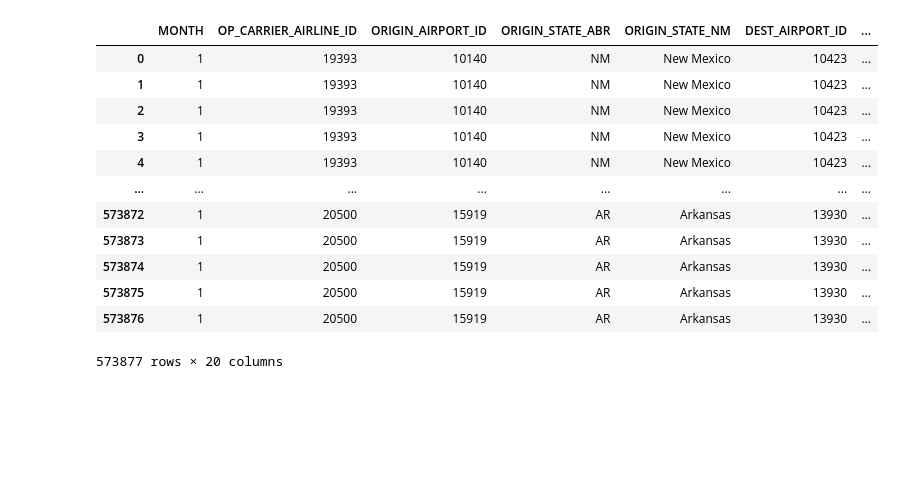
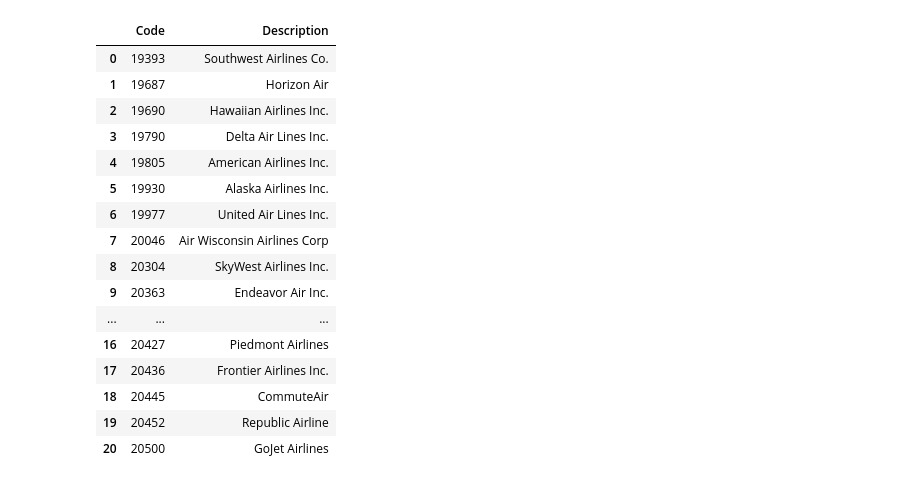
Before and after one commit to SnartBlast/cs5830_final_project, a Jupyter notebook: main.ipynb, the cells around one changed output. Saved outputs shown, nothing was run; the diff lists cells and outputs as text; code cells hidden in the pictures; blank space fills up the shorter version.

Commit message:
renamed airlines and got average delay per airline

```diff
--- a/main.ipynb
+++ b/main.ipynb
@@ -7,19 +8,31 @@ import seaborn as sns
 # %%
 df = pd.read_csv('data/data_by_month/jan_2023.csv')
+ids = pd.read_csv('data/data_by_month/airline_id.csv')
-# %%
-# data cleaning
-df.fillna(0, inplace=True)
-# %% [output]
-|  | MONTH | OP_CARRIER_AIRLINE_ID | ORIGIN_AIRPORT_ID | ORIGIN_STATE_ABR | ORIGIN_STATE_NM | DEST_AIRPORT_ID | ... |
-| 0 | 1 | 19393 | 10140 | NM | New Mexico | 10423 | ... |
-| 1 | 1 | 19393 | 10140 | NM | New Mexico | 10423 | ... |
-| 2 | 1 | 19393 | 10140 | NM | New Mexico | 10423 | ... |
-| 3 | 1 | 19393 | 10140 | NM | New Mexico | 10423 | ... |
-| 4 | 1 | 19393 | 10140 | NM | New Mexico | 10423 | ... |
-| ... | ... | ... | ... | ... | ... | ... | ... |
-| 573872 | 1 | 20500 | 15919 | AR | Arkansas | 13930 | ... |
-| 573873 | 1 | 20500 | 15919 | AR | Arkansas | 13930 | ... |
-| 573874 | 1 | 20500 | 15919 | AR | Arkansas | 13930 | ... |
-| 573875 | 1 | 20500 | 15919 | AR | Arkansas | 13930 | ... |
-| 573876 | 1 | 20500 | 15919 | AR | Arkansas | 13930 | ... |
-573877 rows × 20 columns
+# %%
+# data cleaning
+df.fillna(0, inplace=True)
+
+# rename airlines
+airline_names = pd.DataFrame(df['OP_CARRIER_AIRLINE_ID'].unique(), columns=['Code']).merge(ids, on='Code', how='left')
+airline_names['Description'] = airline_names['Description'].apply(lambda x: x.split(':')[0])
+airline_names['Description'] = airline_names['Description'].apply(lambda x: x.split('LLC')[0])
+
+airline_names
+# %% [output]
+|  | Code | Description |
+| 0 | 19393 | Southwest Airlines Co. |
+| 1 | 19687 | Horizon Air |
+| 2 | 19690 | Hawaiian Airlines Inc. |
+| 3 | 19790 | Delta Air Lines Inc. |
+| 4 | 19805 | American Airlines Inc. |
+| 5 | 19930 | Alaska Airlines Inc. |
+| 6 | 19977 | United Air Lines Inc. |
+| 7 | 20046 | Air Wisconsin Airlines Corp |
+| 8 | 20304 | SkyWest Airlines Inc. |
+| 9 | 20363 | Endeavor Air Inc. |
+| ... | ... | ... |
+| 16 | 20427 | Piedmont Airlines |
+| 17 | 20436 | Frontier Airlines Inc. |
+| 18 | 20445 | CommuteAir |
+| 19 | 20452 | Republic Airline |
+| 20 | 20500 | GoJet Airlines |
```
Also changed, not shown: parts of 3 cells of this notebook, 1 other file.
